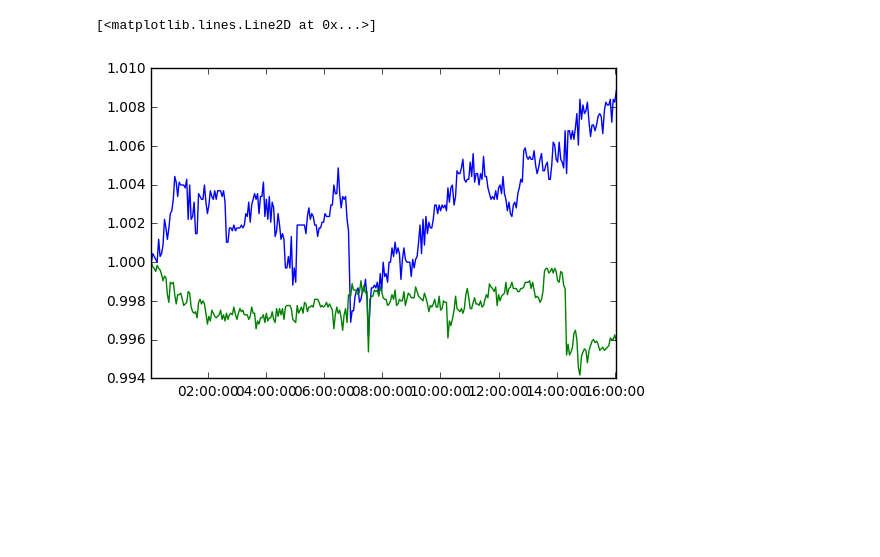
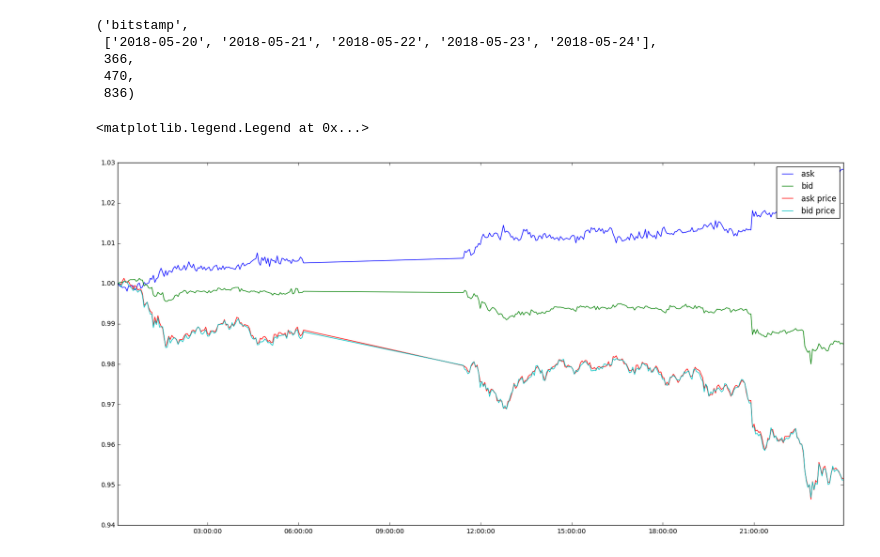
Before and after one commit to nullhack/crypto-utils, a Jupyter notebook: dev.ipynb, the cells around one changed output. Saved outputs shown, nothing was run; the diff lists cells and outputs as text; code cells hidden in the pictures; blank space fills up the shorter version.

Commit message:
function to read list of dates

```diff
--- a/dev.ipynb
+++ b/dev.ipynb
@@ -109,9 +116,26 @@ x = get_orderbook('bitstamp', '2018-05-21', 5000)
+# %%
+r = Reader('bitstamp')
+x = r.get_orderbook('2018-05-22', 5000)
+y = r.get_orderbook('2018-05-23', 5000)
+z = r.get(['2032-05-22','2018-05-22','2018-05-23'], 10000)
+# %%
+r.exchange, r.dates, x.size, y.size, z.size
+# %% [output]
+('bitstamp',
+ ['2018-05-20', '2018-05-21', '2018-05-22', '2018-05-23', '2018-05-24'],
+ 366,
+ 470,
+ 836)
 # %%
-plt.plot(x['epoch'],x['ask']['qtd']/x['ask']['qtd'][0])
-plt.plot(x['epoch'],x['bid']['qtd']/x['bid']['qtd'][0])
+plt.figure(figsize=(20,10))
+plt.plot(x['epoch'],x['ask']['qtd']/x['ask']['qtd'][0], label='ask')
+plt.plot(x['epoch'],x['bid']['qtd']/x['bid']['qtd'][0], label='bid')
+plt.plot(x['epoch'],x['ask']['price']/x['ask']['price'][0], label='ask price')
+plt.plot(x['epoch'],x['bid']['price']/x['bid']['price'][0], label='bid price')
+plt.legend()
 # %% [output]
-[<matplotlib.lines.Line2D at 0x...>]
+<matplotlib.legend.Legend at 0x...>
-[figure, old version]
+[figure, new version]
 # %%
 N = 0
 X = x.size
```
Also changed, not shown: parts of 7 cells of this notebook.
